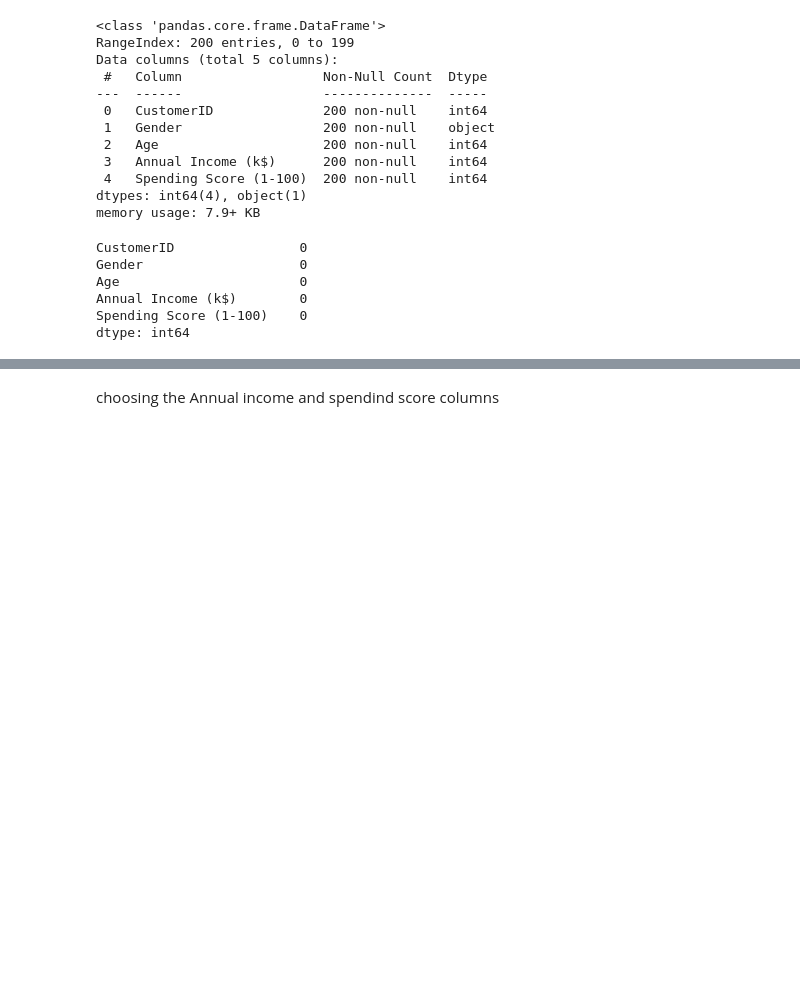
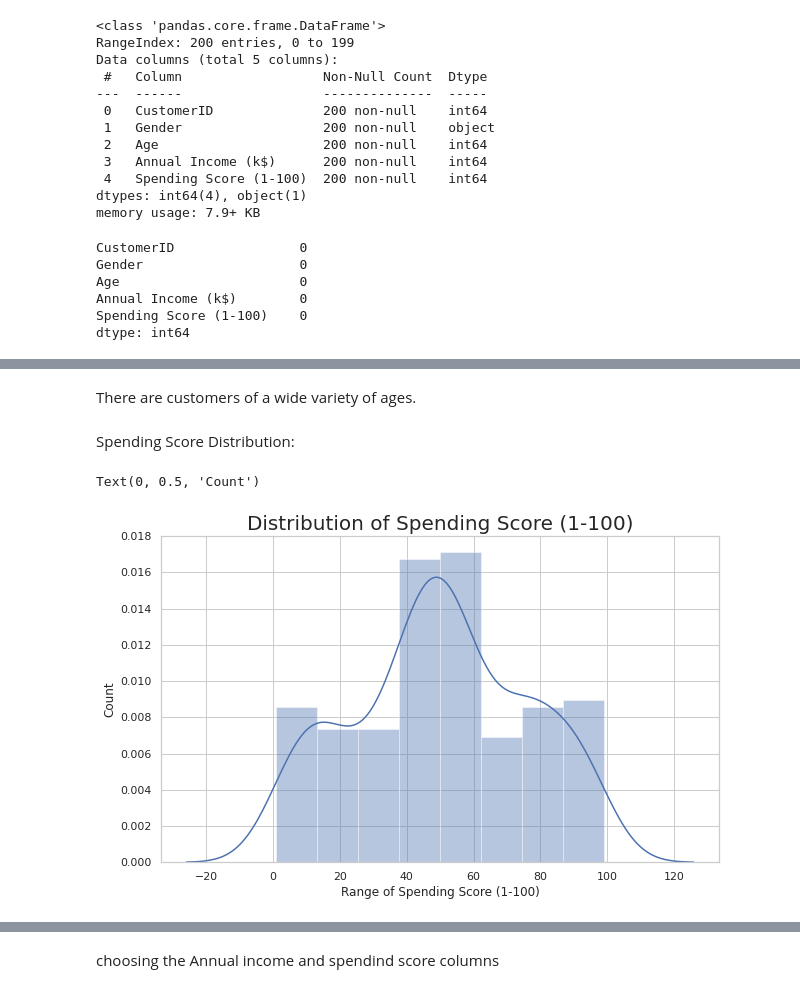
Before and after one commit to Stkshamir/project-2, a Jupyter notebook: project2_customer_segmentation.ipynb, the cells around one changed output, grey strips where cells are left out. Cells and saved outputs as stored; diff of their text form; code cells hidden in the pictures; blank space fills up the shorter version.

```diff
--- a/project2_customer_segmentation.ipynb
+++ b/project2_customer_segmentation.ipynb
@@ -51,0 +88,15 @@ dtype: int64
+# %% [markdown]
+There are customers of a wide variety of ages.
+# %% [markdown]
+Spending Score Distribution:
+# %%
+#Distribution of spending score
+plt.figure(figsize=(10, 6))
+sns.set(style = 'whitegrid')
+sns.distplot(data['Spending Score (1-100)'])
+plt.title('Distribution of Spending Score (1-100)', fontsize = 20)
+plt.xlabel('Range of Spending Score (1-100)')
+plt.ylabel('Count')
+# %% [output]
+Text(0, 0.5, 'Count')
+[figure, added]
```
Also changed, not shown: parts of 13 cells of this notebook.
